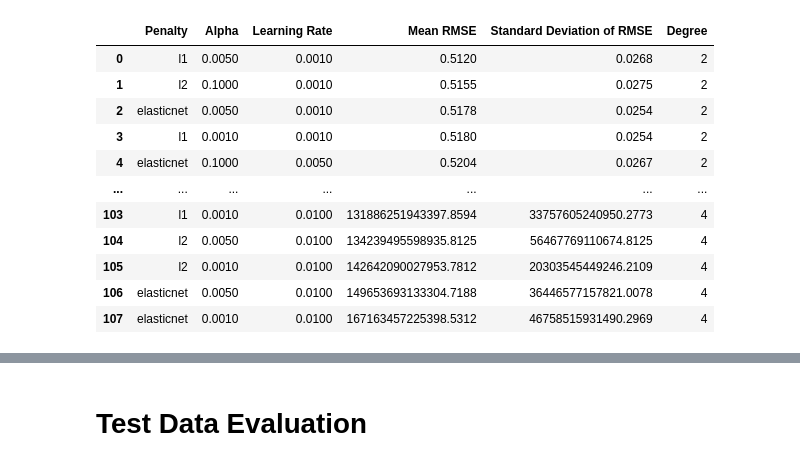
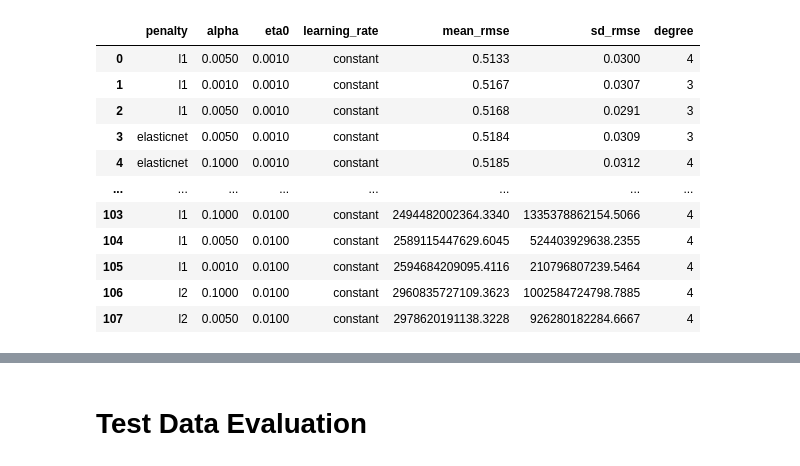
Before and after one commit to dhrvgpta/regression, a Jupyter notebook: polynomial_regression.ipynb, the cells around one changed output, grey strips where cells are left out. Saved outputs shown, nothing was run; the diff lists cells and outputs as text; code cells hidden in the pictures.

```diff
--- a/polynomial_regression.ipynb
+++ b/polynomial_regression.ipynb
@@ -30,4 +46 @@ penalties = ['l2', 'l1', 'elasticnet']
 cross_validator  = KFold(n_splits=4, shuffle=True, random_state=random_state)
-# %%
-features_training = training_data.drop(label_name, axis=1)
-label_training = training_data[label_name]
@@ -36,11 +46,0 @@ label_training = training_data[label_name]
-# %%
-ridge_pipeline = Pipeline(
-    steps = preprocessing_pipeline.steps + [
-        ('poly', PolynomialFeatures(3, include_bias=False)),
-        ('model', Ridge(100))
-    ]
-)
-
-ridge_pipeline.fit(features_training, label_training)
-
-print(f'RMSE using Ridge (Closed Form): {root_mean_squared_error(label_training, ridge_pipeline.predict(features_training))}')
@@ -53,54 +51,61 @@ RMSE using Ridge (Closed Form): 0.45564558823003676
 # %%
 results = []
 
 for degree in degrees:
     for penalty in penalties:
         for alpha in alphas:
             for eta0 in eta0s:
-                sgd_pipeline = Pipeline(
-                    steps = preprocessing_pipeline.steps + [
-                        ('poly', PolynomialFeatures(degree, include_bias=False)),
-                        (
-                            'model', SGDRegressor
-                            (
-                                penalty=penalty,
-                                alpha=alpha,
-                                eta0=eta0,
-                                learning_rate='constant',
-                                shuffle=True,
-                                max_iter=5000,
-                                tol=1e-4,
-                                random_state=random_state
+                pipeline = Pipeline(
+                    steps = [
+                        ('imputer', imputer),
+                        ('polynomial_features', PolynomialFeatures(degree, include_bias=False)),
+                        ('scaler', scaler),
+                        ('model', SGDRegressor(
+                            penalty=penalty,
+                            alpha=alpha,
+                            eta0=eta0,
+                            learning_rate='constant',
+                            shuffle=True,
+                            max_iter=max_iterations,
+                            tol=tolerance,
+                            random_state=random_state
                             )
                         )
                     ]
                 )
-                rmse_values = -cross_val_score(sgd_pipeline, features_training, label_training, cv=cross_validator , scoring='neg_root_mean_squared_error')
+
+                rmse_values = -cross_val_score(
+                    pipeline,
+                    features_training,
+                    label_training,
+                    cv=cross_validator,
+                    scoring='neg_root_mean_squared_error'
+                )
 
                 results.append({
-                    'Penalty': penalty,
-                    'Alpha': alpha,
-                    'Learning Rate': eta0,
-                    'Mean RMSE': rmse_values.mean(),
-                    'Standard Deviation of RMSE':  rmse_values.std(),
-                    'Degree': degree
+                    'penalty': penalty,
+                    'alpha': alpha,
+                    'eta0': eta0,
+                    'learning_rate':'constant',
+                    'mean_rmse': rmse_values.mean(),
+                    'sd_rmse':  rmse_values.std(),
+                    'degree': degree
                 })
 
-results = pandas.DataFrame(results).sort_values('Mean RMSE').reset_index(drop=True)
+results = pandas.DataFrame(results).sort_values('mean_rmse').reset_index(drop=True)
 optimal_configuration = results.iloc[0]
 
 display(results)
-print(optimal_configuration)
 # %% [output]
-|  | Penalty | Alpha | Learning Rate | Mean RMSE | Standard Deviation of RMSE | Degree |
-| 0 | l1 | 0.0050 | 0.0010 | 0.5120 | 0.0268 | 2 |
-| 1 | l2 | 0.1000 | 0.0010 | 0.5155 | 0.0275 | 2 |
-| 2 | elasticnet | 0.0050 | 0.0010 | 0.5178 | 0.0254 | 2 |
-| 3 | l1 | 0.0010 | 0.0010 | 0.5180 | 0.0254 | 2 |
-| 4 | elasticnet | 0.1000 | 0.0050 | 0.5204 | 0.0267 | 2 |
-| ... | ... | ... | ... | ... | ... | ... |
-| 103 | l1 | 0.0010 | 0.0100 | 131886251943397.8594 | 33757605240950.2773 | 4 |
-| 104 | l2 | 0.0050 | 0.0100 | 134239495598935.8125 | 56467769110674.8125 | 4 |
-| 105 | l2 | 0.0010 | 0.0100 | 142642090027953.7812 | 20303545449246.2109 | 4 |
-| 106 | elasticnet | 0.0050 | 0.0100 | 149653693133304.7188 | 36446577157821.0078 | 4 |
-| 107 | elasticnet | 0.0010 | 0.0100 | 167163457225398.5312 | 46758515931490.2969 | 4 |
+|  | penalty | alpha | eta0 | learning_rate | mean_rmse | sd_rmse | degree |
+| 0 | l1 | 0.0050 | 0.0010 | constant | 0.5133 | 0.0300 | 4 |
+| 1 | l1 | 0.0010 | 0.0010 | constant | 0.5167 | 0.0307 | 3 |
+| 2 | l1 | 0.0050 | 0.0010 | constant | 0.5168 | 0.0291 | 3 |
+| 3 | elasticnet | 0.0050 | 0.0010 | constant | 0.5184 | 0.0309 | 3 |
+| 4 | elasticnet | 0.1000 | 0.0010 | constant | 0.5185 | 0.0312 | 4 |
+| ... | ... | ... | ... | ... | ... | ... | ... |
+| 103 | l1 | 0.1000 | 0.0100 | constant | 2494482002364.3340 | 1335378862154.5066 | 4 |
+| 104 | l1 | 0.0050 | 0.0100 | constant | 2589115447629.6045 | 524403929638.2355 | 4 |
+| 105 | l1 | 0.0010 | 0.0100 | constant | 2594684209095.4116 | 210796807239.5464 | 4 |
+| 106 | l2 | 0.1000 | 0.0100 | constant | 2960835727109.3623 | 1002584724798.7885 | 4 |
+| 107 | l2 | 0.0050 | 0.0100 | constant | 2978620191138.3228 | 926280182284.6667 | 4 |
```
Also changed, not shown: parts of 17 cells of this notebook, 2 other files.
